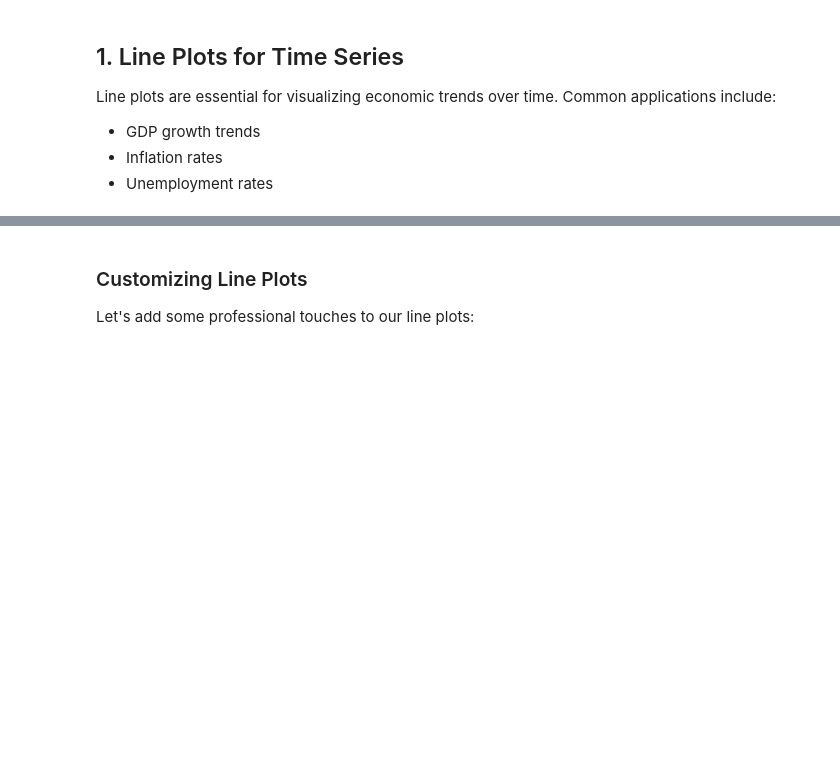
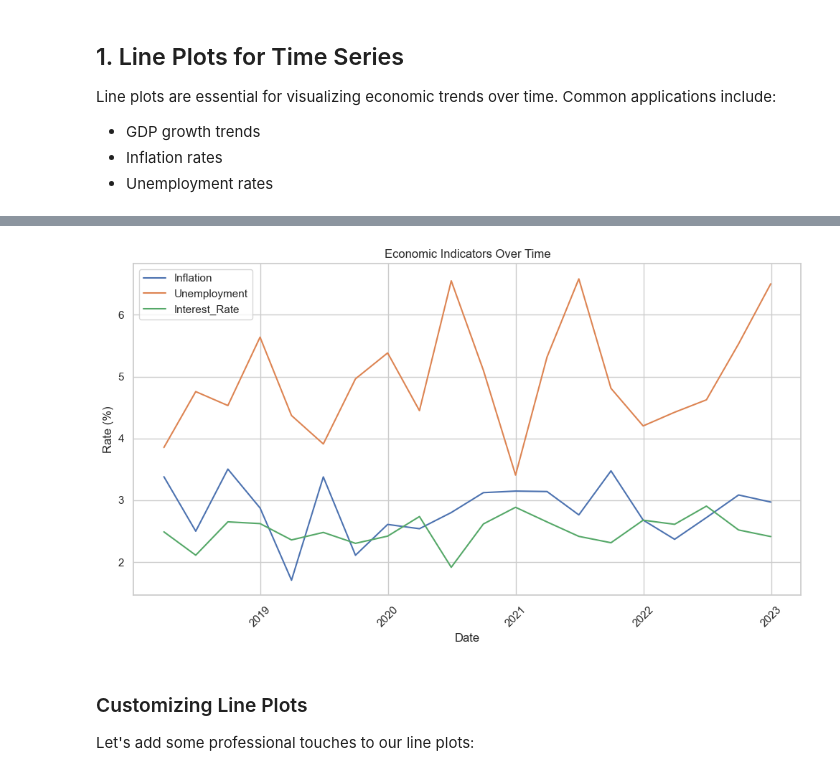
Before and after one commit to dr-saad-la/Econometrics-with-python, a Jupyter notebook: 03-visualization/01-seaborn-essentials/02-basic-visualization.ipynb, the cells around one changed output, grey strips where cells are left out. Saved outputs shown, nothing was run; the diff lists cells and outputs as text; code cells hidden in the pictures; blank space fills up the shorter version.

```diff
--- a/03-visualization/01-seaborn-essentials/02-basic-visualization.ipynb
+++ b/03-visualization/01-seaborn-essentials/02-basic-visualization.ipynb
@@ -73,22 +140,18 @@ Line plots are essential for visualizing economic trends over time. Common appli
 # %%
-# Single line plot
-plt.figure()
-sns.lineplot(data=economic_data, x='Date', y='GDP_Growth')
-plt.title('GDP Growth Over Time')
-plt.ylabel('GDP Growth Rate (%)')
-plt.xticks(rotation=45)
-plt.show()
+# Multiple line plot
+plt.figure(figsize = (12, 6))
+# Plot multiple indicators
 
-# Multiple line plot
-plt.figure()
-# Plot multiple indicators
 for column in ['Inflation', 'Unemployment', 'Interest_Rate']:
     sns.lineplot(data=economic_data, x='Date', y=column, label=column)
+
 plt.title('Economic Indicators Over Time')
 plt.ylabel('Rate (%)')
 plt.xticks(rotation=45)
 plt.legend()
 plt.show()
+# %% [output]
+[figure, added]
 # %% [markdown]
 ### Customizing Line Plots
 
```
Also changed, not shown: parts of 23 cells of this notebook.
